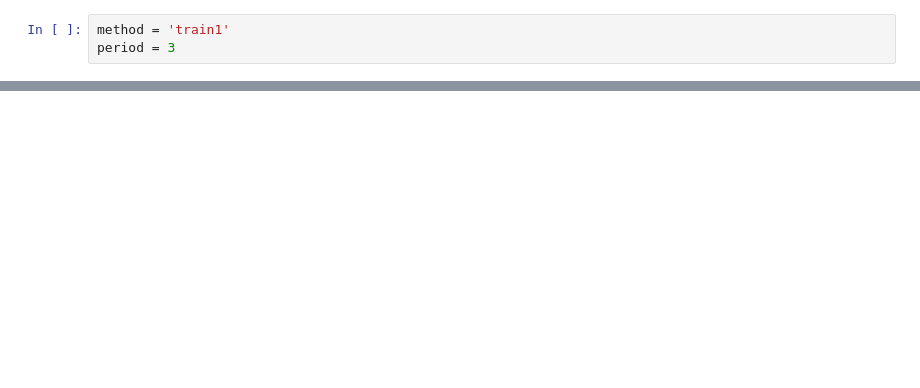
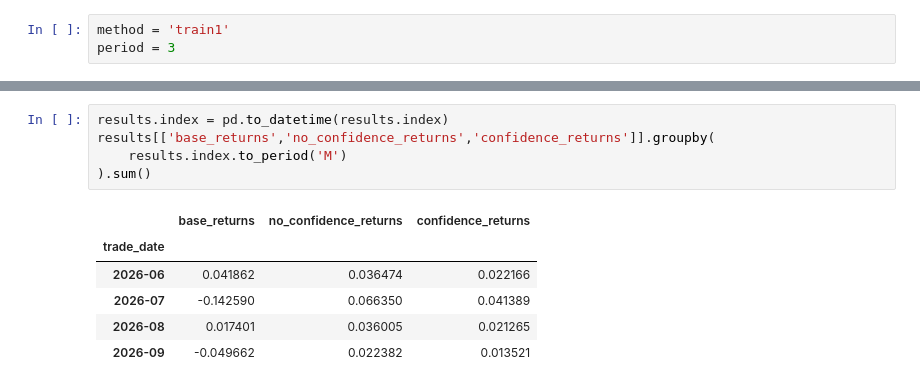
Before and after one commit to flaght/Chrono, a Jupyter notebook: cortex/sphiex/z05_evaluate/3.0.1.simple_evaluate.ipynb, the cells around one changed output, grey strips where cells are left out. Drawn from its saved outputs; the diff is of its cells as text; blank space fills up the shorter version.

```diff
--- a/cortex/sphiex/z05_evaluate/3.0.1.simple_evaluate.ipynb
+++ b/cortex/sphiex/z05_evaluate/3.0.1.simple_evaluate.ipynb
@@ -89,0 +113,12 @@ results[['no_confidence_returns','confidence_returns','base_returns']].cumsum().
+# %%
+results.index = pd.to_datetime(results.index)
+results[['base_returns','no_confidence_returns','confidence_returns']].groupby(
+    results.index.to_period('M')
+).sum()
+# %% [output]
+|  | base_returns | no_confidence_returns | confidence_returns |
+| trade_date |  |  |  |
+| 2026-06 | 0.041862 | 0.036474 | 0.022166 |
+| 2026-07 | -0.142590 | 0.066350 | 0.041389 |
+| 2026-08 | 0.017401 | 0.036005 | 0.021265 |
+| 2026-09 | -0.049662 | 0.022382 | 0.013521 |
```
Also changed, not shown: parts of 7 cells of this notebook, 49 other files.
